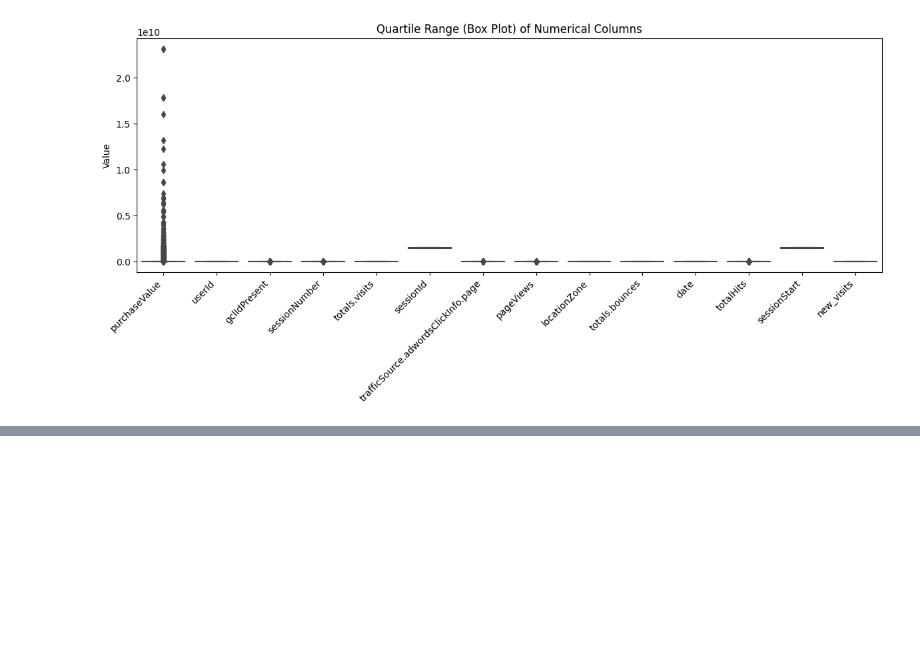
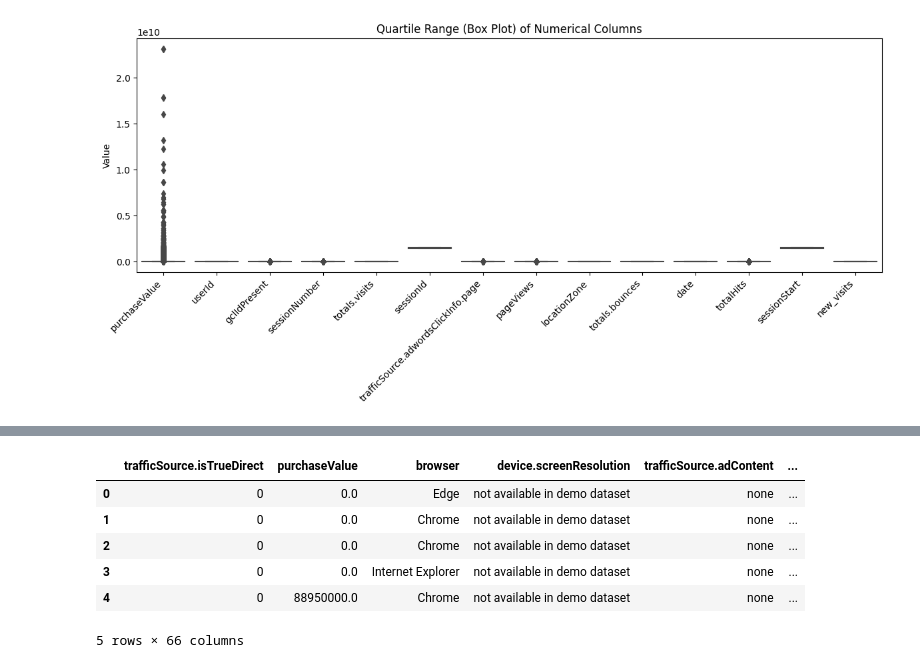
Before and after one commit to manjuiitm/codes, a Jupyter notebook: 24ds2000126-notebook-t22025.ipynb, the cells around one changed output, grey strips where cells are left out. Saved outputs shown, nothing was run; the diff lists cells and outputs as text; code cells hidden in the pictures; blank space fills up the shorter version.

```diff
--- a/24ds2000126-notebook-t22025.ipynb
+++ b/24ds2000126-notebook-t22025.ipynb
@@ -535,0 +808,7 @@ else:
+# %%
+user_session_count = df.groupby('userId')['sessionId'].nunique().rename('totalSessions')
+df = df.merge(user_session_count, on='userId', how='left')
+# %%
+df['isReturning'] = (df['sessionNumber'] > 1).astype(int)
+user_return_rate = df.groupby('userId')['isReturning'].mean().rename('returnRate')
+df = df.merge(user_return_rate, on='userId', how='left')
@@ -535,0 +835,43 @@ else:
+# %%
+user_dates = df.groupby('userId')['date'].agg(['min', 'max'])
+user_dates['activeDaysSpan'] = user_dates['max'] - user_dates['min']
+df = df.merge(user_dates['activeDaysSpan'], on='userId', how='left')
+# %%
+import pandas as pd
+
+# Convert 'date' to datetime format
+df['date'] = pd.to_datetime(df['date'], format='%Y%m%d')
+
+# Extract time-based features
+df['year'] = df['date'].dt.year
+df['month'] = df['date'].dt.month
+df['day'] = df['date'].dt.day
+df['weekday'] = df['date'].dt.weekday  # Monday=0, Sunday=6
+df['dayofyear'] = df['date'].dt.dayofyear
+
+# Optionally create 'season' feature based on month
+def month_to_season(month):
+    if month in [12, 1, 2]:
+        return 'Winter'
+    elif month in [3, 4, 5]:
+        return 'Spring'
+    elif month in [6, 7, 8]:
+        return 'Summer'
+    else:
+        return 'Fall'
+
+df['season'] = df['month'].apply(month_to_season)
+
+# If you have 'sessionStart' as a timestamp, you can get hour of day
+df['sessionStart'] = pd.to_datetime(df['sessionStart'], unit='s')  # if Unix timestamp
+df['hour'] = df['sessionStart'].dt.hour
+# %%
+df.head()
+# %% [output]
+|  | trafficSource.isTrueDirect | purchaseValue | browser | device.screenResolution | trafficSource.adContent | ... |
+| 0 | 0 | 0.0 | Edge | not available in demo dataset | none | ... |
+| 1 | 0 | 0.0 | Chrome | not available in demo dataset | none | ... |
+| 2 | 0 | 0.0 | Chrome | not available in demo dataset | none | ... |
+| 3 | 0 | 0.0 | Internet Explorer | not available in demo dataset | none | ... |
+| 4 | 0 | 88950000.0 | Chrome | not available in demo dataset | none | ... |
+5 rows × 66 columns
```
Also changed, not shown: parts of 42 cells of this notebook.
